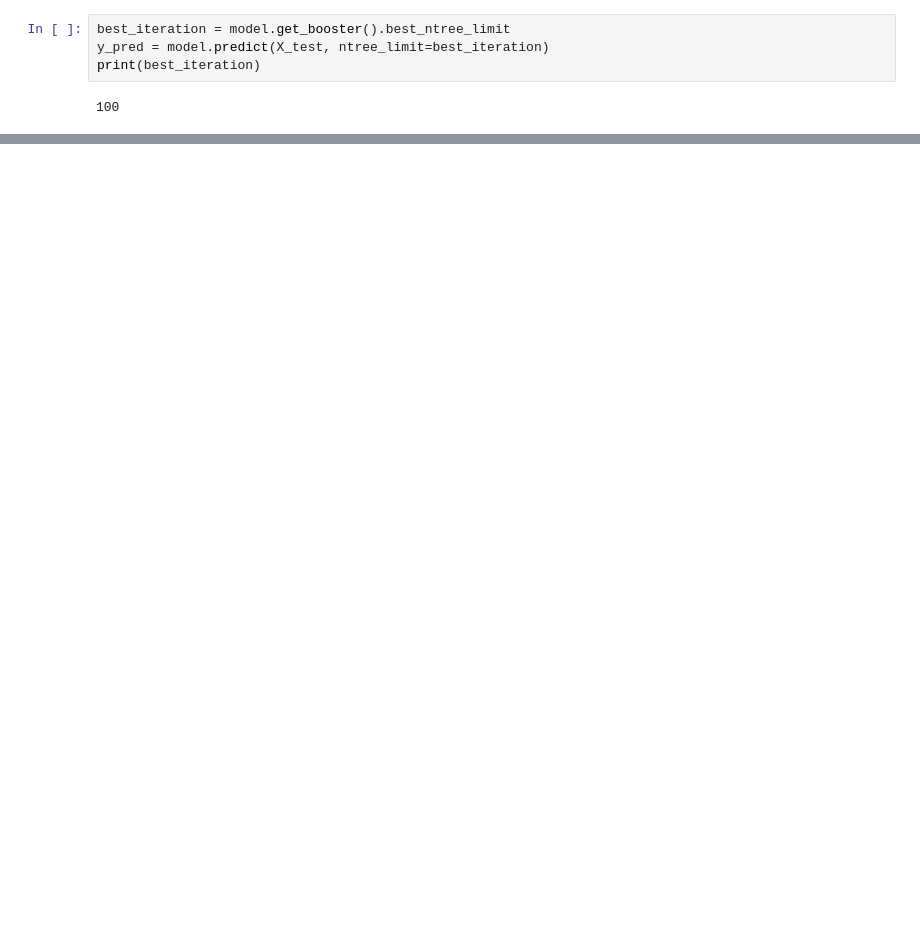
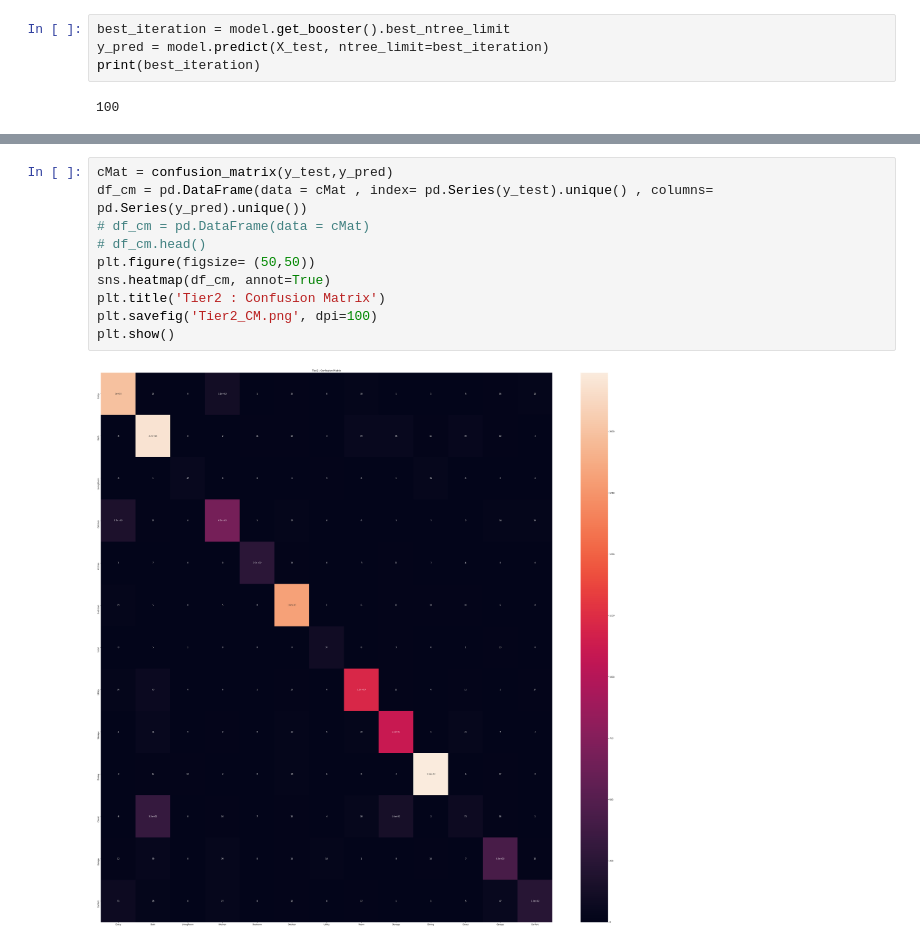
Before and after one commit to cltarchitecture/2021-spring-studio-lab, a Jupyter notebook: Machine Learning/3Tier.ipynb, the cells around one changed output, grey strips where cells are left out. Drawn from its saved outputs; the diff is of its cells as text; blank space fills up the shorter version.

```diff
--- a/Machine Learning/3Tier.ipynb
+++ b/Machine Learning/3Tier.ipynb
@@ -422,0 +426,12 @@ weighted avg       0.79      0.81      0.79     14522
+# %%
+cMat = confusion_matrix(y_test,y_pred)
+df_cm = pd.DataFrame(data = cMat , index= pd.Series(y_test).unique() , columns= pd.Series(y_pred).unique())
+# df_cm = pd.DataFrame(data = cMat)
+# df_cm.head()
+plt.figure(figsize= (50,50))
+sns.heatmap(df_cm, annot=True)
+plt.title('Tier2 : Confusion Matrix')
+plt.savefig('Tier2_CM.png', dpi=100)
+plt.show()
+# %% [output]
+[figure, added]
```
Also changed, not shown: parts of 18 cells of this notebook, 6 other files.
